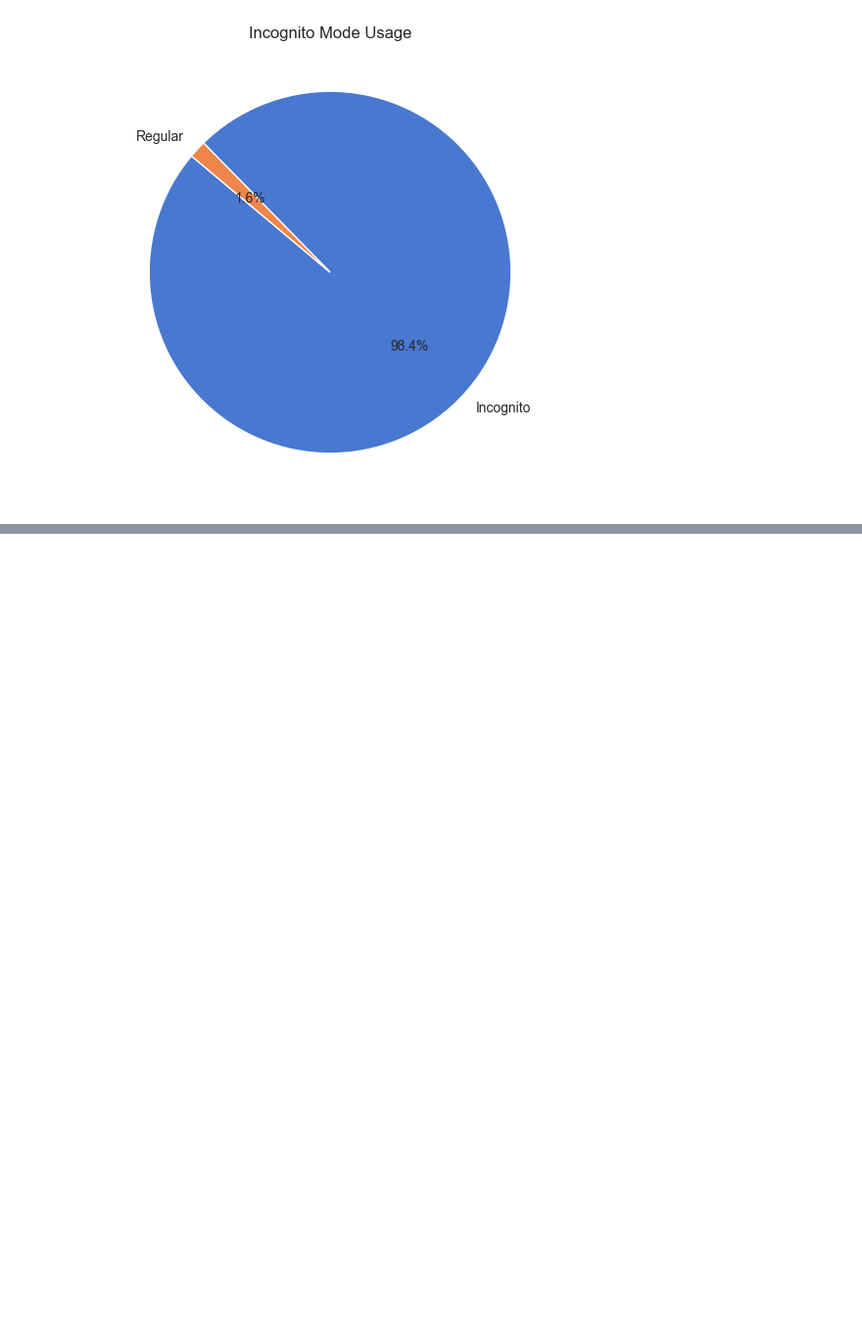
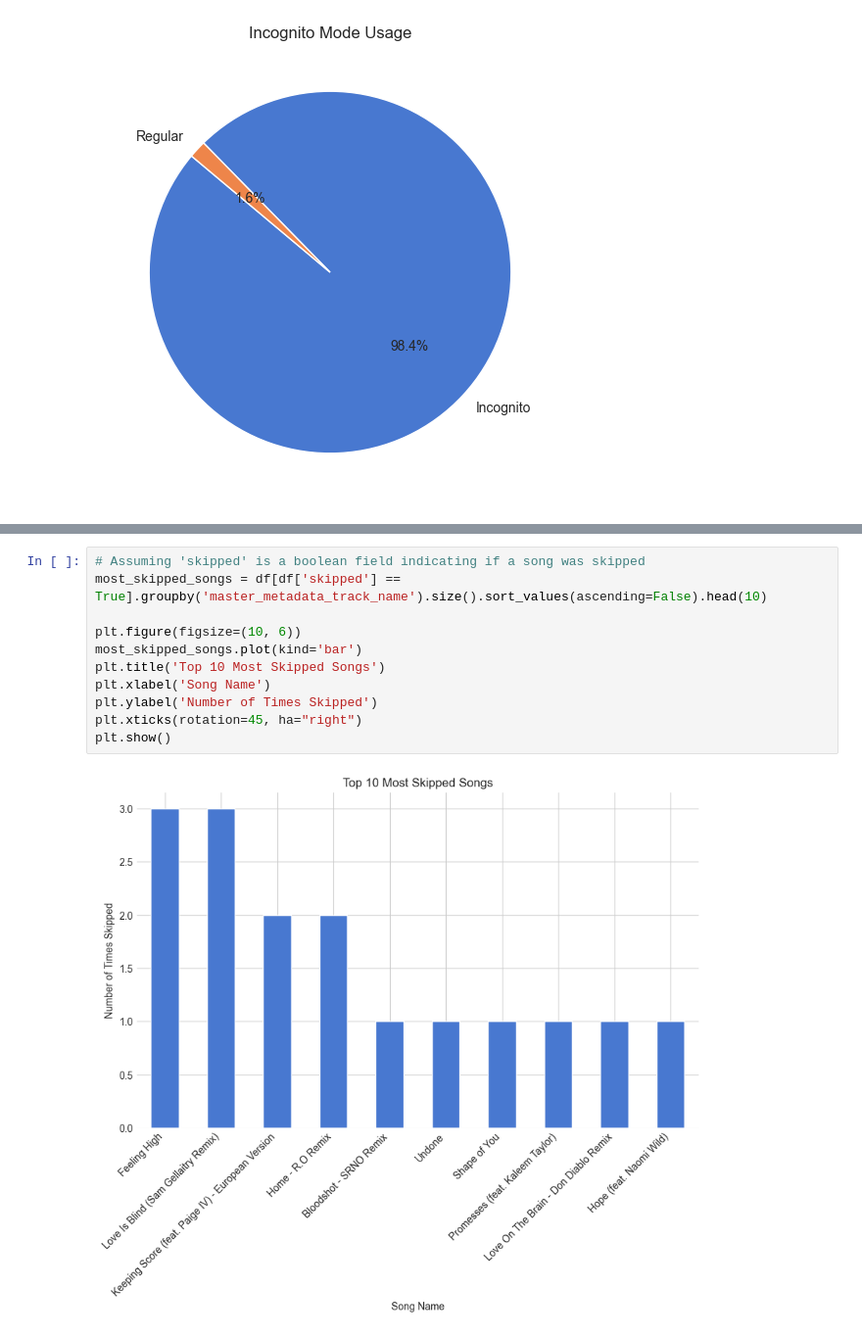
Before and after one commit to bang-a-coder/spotify-data, a Jupyter notebook: explore.ipynb, the cells around one changed output, grey strips where cells are left out. Shown at 98% size. Drawn from its saved outputs; the diff is of its cells as text; blank space fills up the shorter version.

```diff
--- a/data_2022/explore.ipynb
+++ b/explore.ipynb
@@ -188,0 +199,13 @@ plt.show()
+# %%
+# Assuming 'skipped' is a boolean field indicating if a song was skipped
+most_skipped_songs = df[df['skipped'] == True].groupby('master_metadata_track_name').size().sort_values(ascending=False).head(10)
+
+plt.figure(figsize=(10, 6))
+most_skipped_songs.plot(kind='bar')
+plt.title('Top 10 Most Skipped Songs')
+plt.xlabel('Song Name')
+plt.ylabel('Number of Times Skipped')
+plt.xticks(rotation=45, ha="right")
+plt.show()
+# %% [output]
+[figure, added]
```
Also changed, not shown: parts of 7 cells of this notebook, 3 other files.
